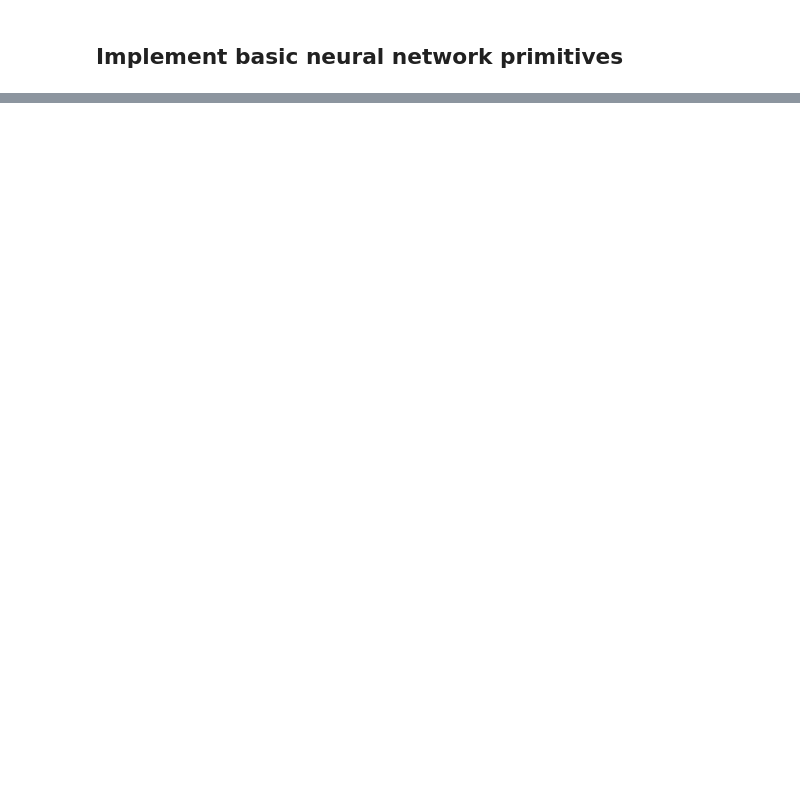
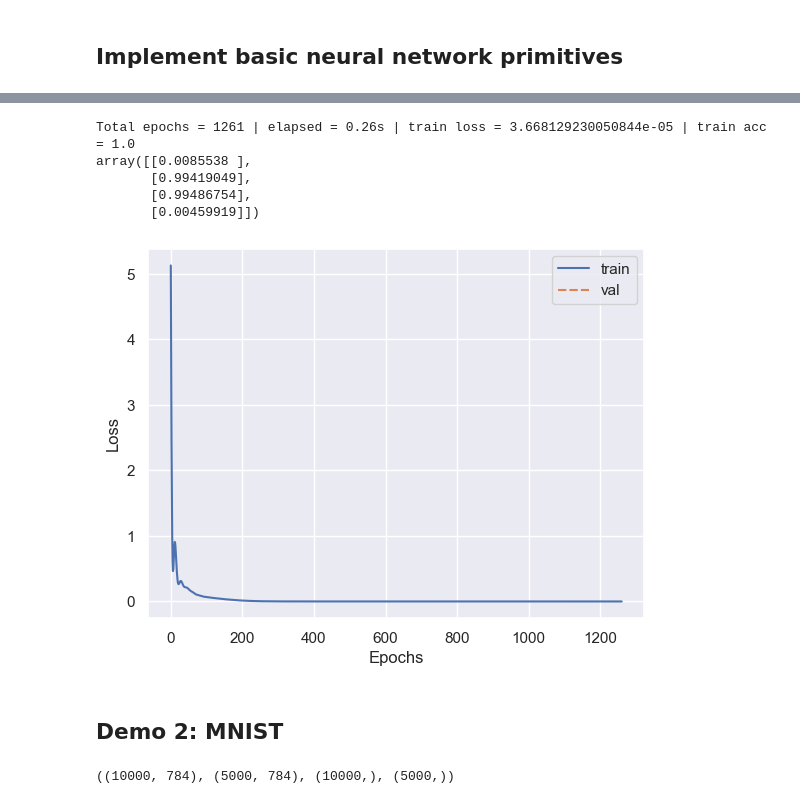
Before and after one commit to tommyip/ml_notebooks, a Jupyter notebook: 02_automatic_differentiation.ipynb, the cells around one changed output, grey strips where cells are left out. Cells and saved outputs as stored; diff of their text form; code cells hidden in the pictures; blank space fills up the shorter version.

Commit message:
Solve MNIST with autograd

```diff
--- a/02_automatic_differentiation.ipynb
+++ b/02_automatic_differentiation.ipynb
@@ -241,11 +338,0 @@ class MLP(Module):
-# %%
-np.random.seed(0)
-
-x = var(np.array([[0., 0.], [1., 0.], [0., 1.], [1., 1.]]), name='x')
-y_true = var(np.array([[0.], [1.], [1.], [0.]]), name='y')
-
-model = MLP(2, 2, 1)
-optim = SGD(model.parameters(), lr=0.01)
-epochs, loss = train(model, x, y_true, optim, max_epochs=100000, log_epochs=5000)
-print(f'Total epochs = {epochs} | train loss = {loss}')
-print(np.array_repr(model(x), suppress_small=True))
@@ -266,0 +339,20 @@ loss.graph()
+# %%
+class Xor(Module):
+    def __init__(self, in_dim: int, hidden_dim: int, out_dim: int):
+        self.fc1 = Linear(in_dim, hidden_dim, name='fc1')
+        self.fc2 = Linear(hidden_dim, out_dim, name='fc2')
+
+    def __call__(self, x):
+        x = self.fc1(x)
+        x = relu(x)
+        x = self.fc2(x)
+        return x
+
+xor_X = np.array([[0., 0.], [1., 0.], [0., 1.], [1., 1.]])
+xor_y = np.array([[0.], [1.], [1.], [0.]])
+
+np.random.seed(0)
+
+xor_model = Xor(2, 2, 1)
+xor_optim = AdamW(xor_model.parameters(), lr=0.05)
+xor_acc = lambda y_pred, y: np.mean((y_pred.view(np.ndarray) >= 0.5) == y.view(np.ndarray))
@@ -266,0 +365,16 @@ loss.graph()
+# %%
+train(xor_model, xor_X, xor_y, mse_loss, xor_acc, xor_optim,
+      max_epochs=10000,
+      log_epochs=100,
+      early_stopping_patience=10)
+with no_grad():
+    print(np.array_repr(xor_model(var(xor_X, name='x')), suppress_small=True))
+# %% [output]
+Total epochs = 1261 | elapsed = 0.26s | train loss = 3.668129230050844e-05 | train acc = 1.0
+array([[0.0085538 ],
+       [0.99419049],
+       [0.99486754],
+       [0.00459919]])
+[figure, added]
+# %% [markdown]
+## Demo 2: MNIST
@@ -266,0 +386,10 @@ loss.graph()
+# %%
+mnist_X = mnist.data.to_numpy().astype(np.float64)
+mnist_X = mnist_X * (2 / 255) - 1. # Normalize to [-1, 1]
+mnist_y = mnist.target.to_numpy().astype(np.int64)
+
+mnist_X_train, mnist_X_test, mnist_y_train, mnist_y_test = train_test_split(
+    mnist_X, mnist_y, train_size=10000, test_size=5000)
+mnist_X_train.shape, mnist_X_test.shape, mnist_y_train.shape, mnist_y_test.shape
+# %% [output]
+((10000, 784), (5000, 784), (10000,), (5000,))
```
Also changed, not shown: parts of 17 cells of this notebook, 1 other file.
